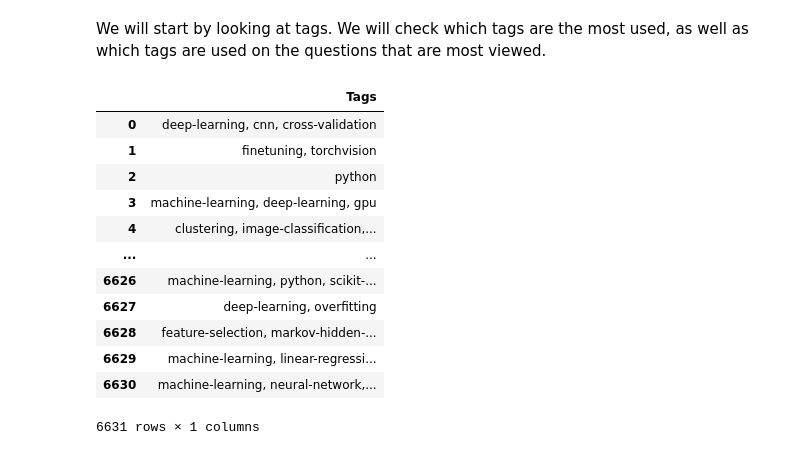
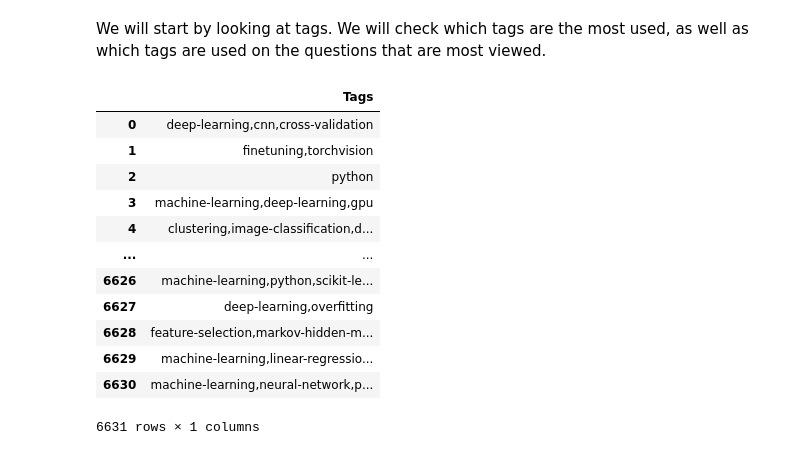
Before and after one commit to Mats44/data_science_projects, a Jupyter notebook: data_science_content_creation/data_science_content_creation.ipynb, the cells around one changed output. Drawn from its saved outputs; the diff is of its cells as text; code cells hidden in the pictures.

```diff
--- a/data_science_content_creation/data_science_content_creation.ipynb
+++ b/data_science_content_creation/data_science_content_creation.ipynb
@@ -157,20 +157,19 @@ dtype: int64
 We will start by looking at tags. We will check which tags are the most used, as well as which tags are used on the questions that are most viewed.
 # %%
 # assigning `Tags` to separate df for processing
-questions = pd.DataFrame()
-questions["Tags"] = dsse["Tags"]
+questions = pd.DataFrame(dsse["Tags"])
 questions
 # %% [output]
 |  | Tags |
-| 0 | deep-learning, cnn, cross-validation |
-| 1 | finetuning, torchvision |
+| 0 | deep-learning,cnn,cross-validation |
+| 1 | finetuning,torchvision |
 | 2 | python |
-| 3 | machine-learning, deep-learning, gpu |
-| 4 | clustering, image-classification,... |
+| 3 | machine-learning,deep-learning,gpu |
+| 4 | clustering,image-classification,d... |
 | ... | ... |
-| 6626 | machine-learning, python, scikit-... |
-| 6627 | deep-learning, overfitting |
-| 6628 | feature-selection, markov-hidden-... |
-| 6629 | machine-learning, linear-regressi... |
-| 6630 | machine-learning, neural-network,... |
+| 6626 | machine-learning,python,scikit-le... |
+| 6627 | deep-learning,overfitting |
+| 6628 | feature-selection,markov-hidden-m... |
+| 6629 | machine-learning,linear-regressio... |
+| 6630 | machine-learning,neural-network,p... |
 6631 rows × 1 columns
```
Also changed, not shown: parts of 8 cells of this notebook.
